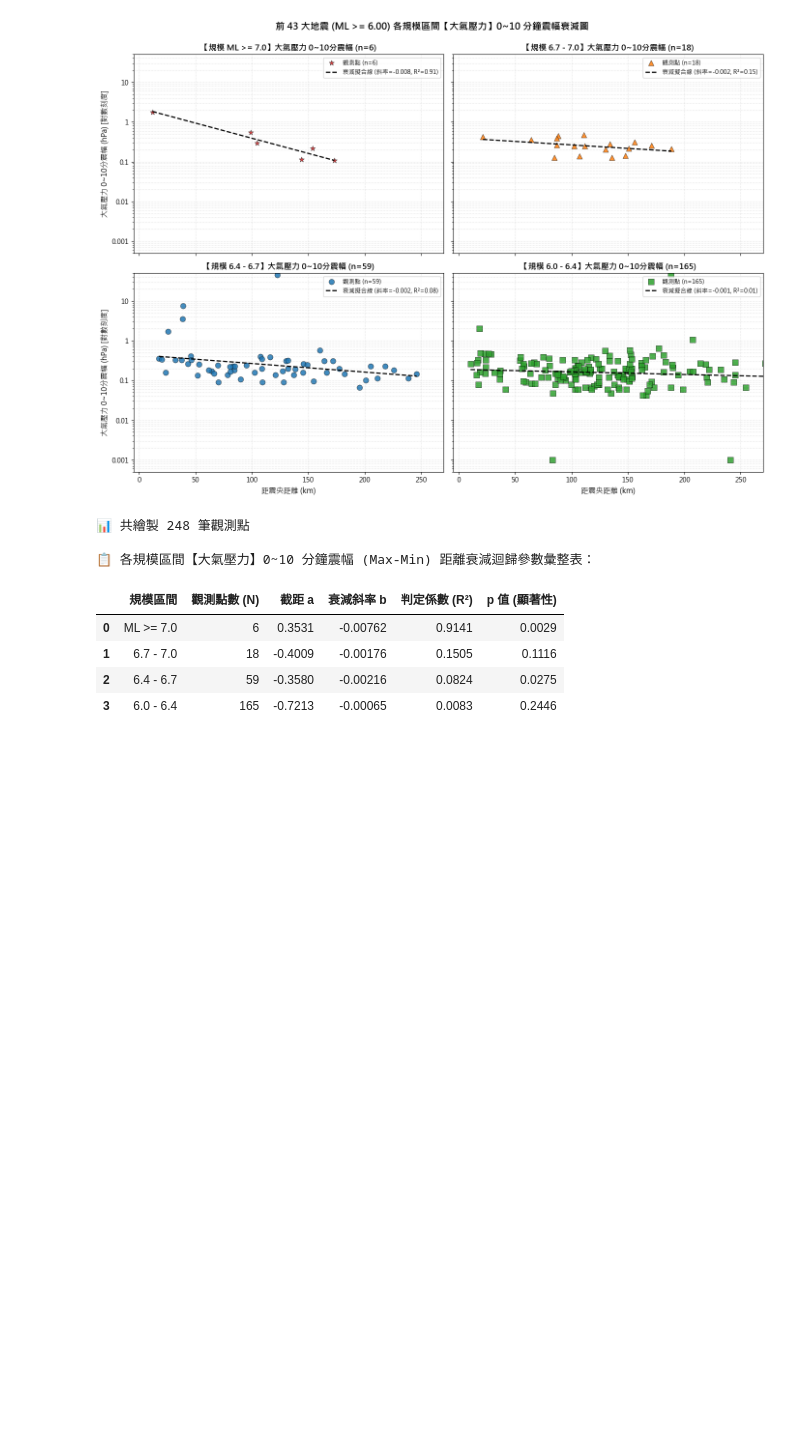
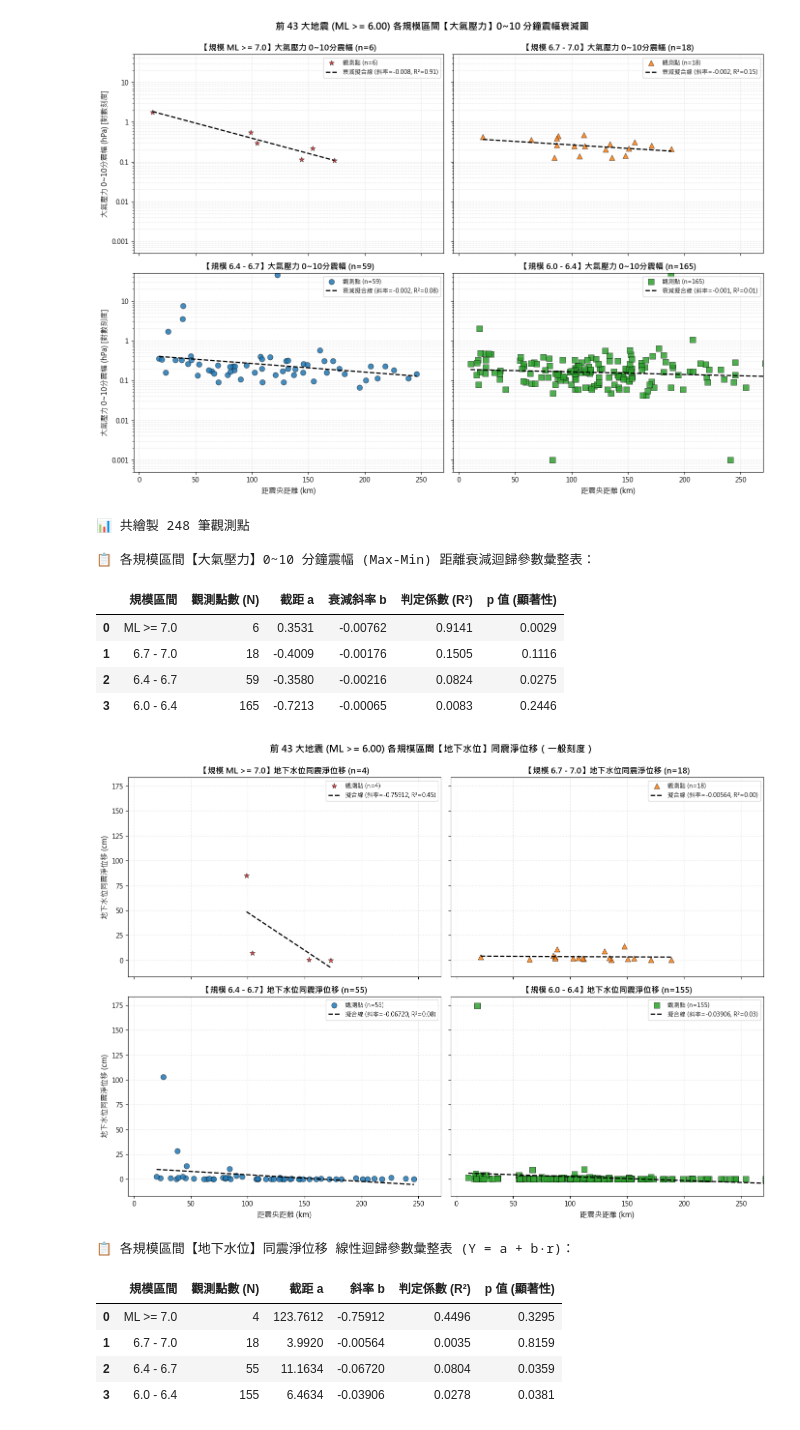
Before and after one commit to Jeff9415/earthquake-groundwater, a Jupyter notebook: 地下水分析.ipynb, the cells around one changed output. Cells and saved outputs as stored; diff of their text form; code cells hidden in the pictures; blank space fills up the shorter version.

```diff
--- a/地下水分析.ipynb
+++ b/地下水分析.ipynb
@@ -717,0 +786,10 @@ df_amp_ap, df_amp_ap_reg = analyze("amplitude", "pressure")
+# %%
+df_wl_net_lin, reg_wl_net_lin = plot_linear("ttest", "water_level")           # 水位淨位移 |ΔH|
+# %% [output]
+[figure, added]
+📋 各規模區間【地下水位】同震淨位移 線性迴歸參數彙整表 (Y = a + b·r)：
+|  | 規模區間 | 觀測點數 (N) | 截距 a | 斜率 b | 判定係數 (R²) | p 值 (顯著性) |
+| 0 | ML >= 7.0 | 4 | 123.7612 | -0.75912 | 0.4496 | 0.3295 |
+| 1 | 6.7 - 7.0 | 18 | 3.9920 | -0.00564 | 0.0035 | 0.8159 |
+| 2 | 6.4 - 6.7 | 55 | 11.1634 | -0.06720 | 0.0804 | 0.0359 |
+| 3 | 6.0 - 6.4 | 155 | 6.4634 | -0.03906 | 0.0278 | 0.0381 |
```
Also changed, not shown: parts of 8 cells of this notebook, 1 other file.
